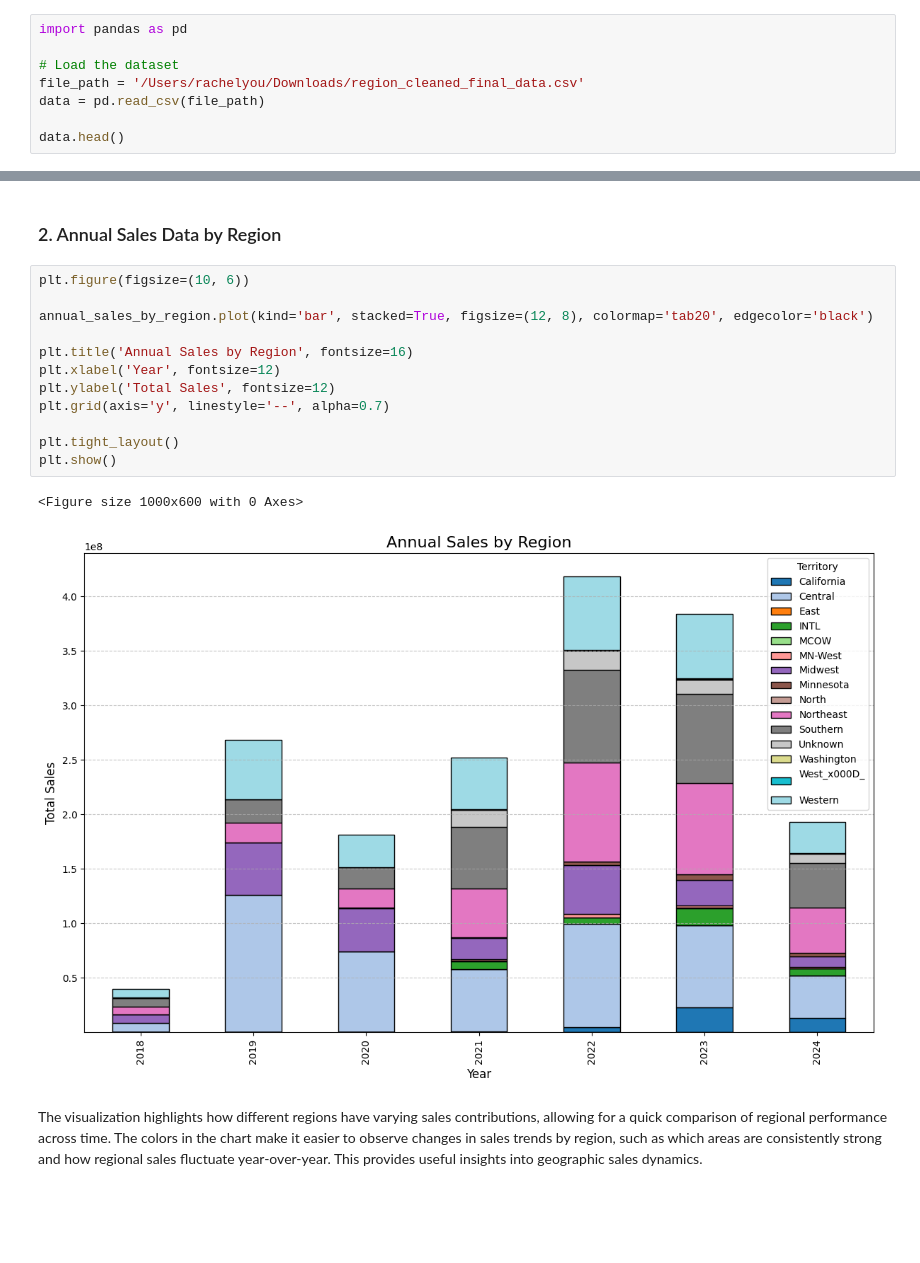
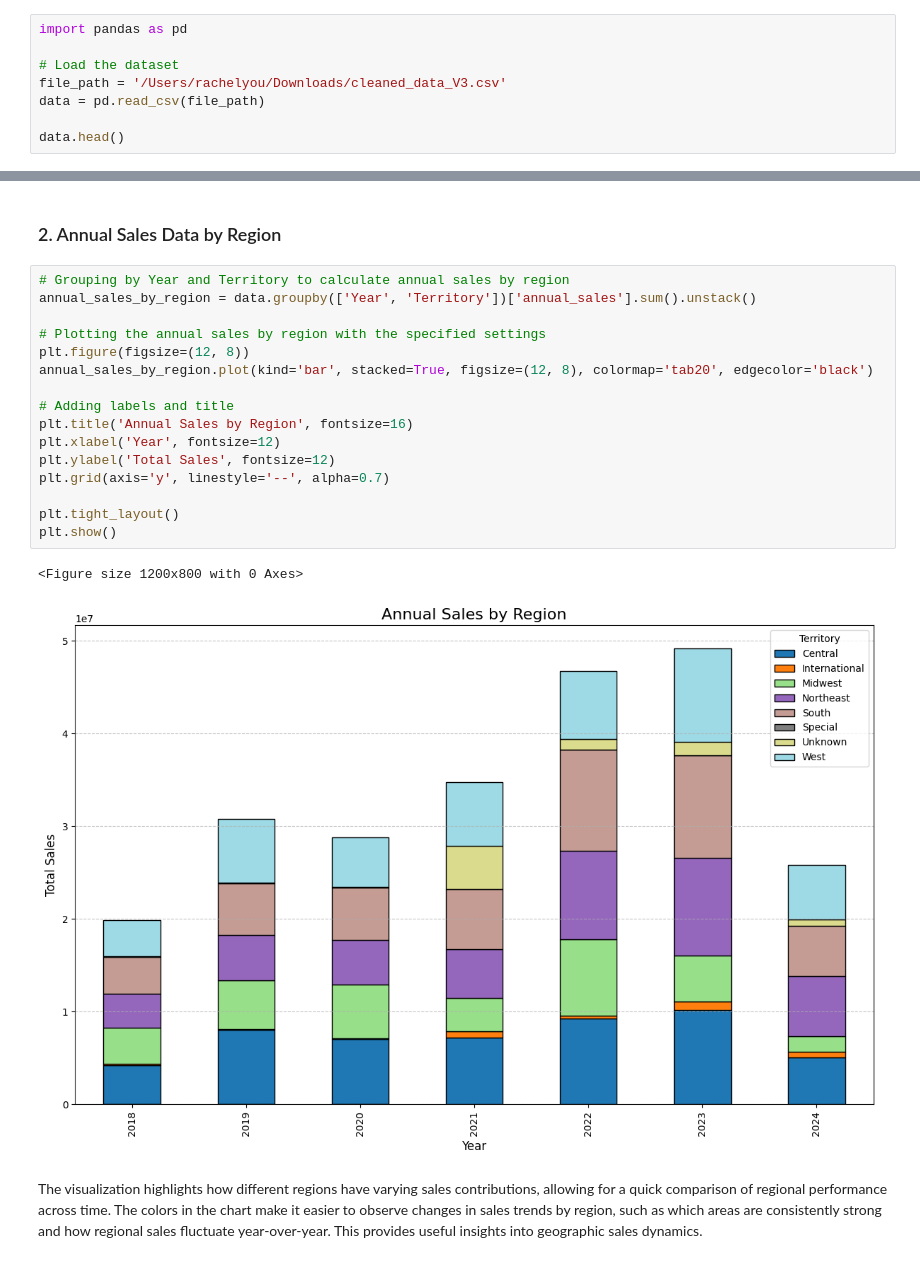
Before and after one commit to Rachel-you/crystal_synergy, a Jupyter notebook: sales_visual_v2.ipynb, the cells around one changed output, grey strips where cells are left out. Drawn from its saved outputs; the diff is of its cells as text; blank space fills up the shorter version.

```diff
--- a/sales_visual_v2.ipynb
+++ b/sales_visual_v2.ipynb
@@ -21,7 +21,7 @@
 import pandas as pd
 
 # Load the dataset
-file_path = '/Users/rachelyou/Downloads/region_cleaned_final_data.csv'
+file_path = '/Users/rachelyou/Downloads/cleaned_data_V3.csv'
 data = pd.read_csv(file_path)
 
 data.head()
@@ -88,20 +87,24 @@ plt.show()
 # %% [markdown]
 ### 2. Annual Sales Data by Region
 # %%
-plt.figure(figsize=(10, 6))
+# Grouping by Year and Territory to calculate annual sales by region
+annual_sales_by_region = data.groupby(['Year', 'Territory'])['annual_sales'].sum().unstack()
 
+# Plotting the annual sales by region with the specified settings
+plt.figure(figsize=(12, 8))
 annual_sales_by_region.plot(kind='bar', stacked=True, figsize=(12, 8), colormap='tab20', edgecolor='black')
 
+# Adding labels and title
 plt.title('Annual Sales by Region', fontsize=16)
 plt.xlabel('Year', fontsize=12)
 plt.ylabel('Total Sales', fontsize=12)
 plt.grid(axis='y', linestyle='--', alpha=0.7)
 
 plt.tight_layout()
 plt.show()
 # %% [output]
-<Figure size 1000x600 with 0 Axes>
+<Figure size 1200x800 with 0 Axes>
-[figure, old version]
+[figure, new version]
 # %% [markdown]
 The visualization highlights how different regions have varying sales contributions, allowing for a quick comparison of regional performance across time. The colors in the chart make it easier to observe changes in sales trends by region, such as which areas are consistently strong and how regional sales fluctuate year-over-year. This provides useful insights into geographic sales dynamics.
 # %% [markdown]
```
Also changed, not shown: parts of 24 cells of this notebook.
